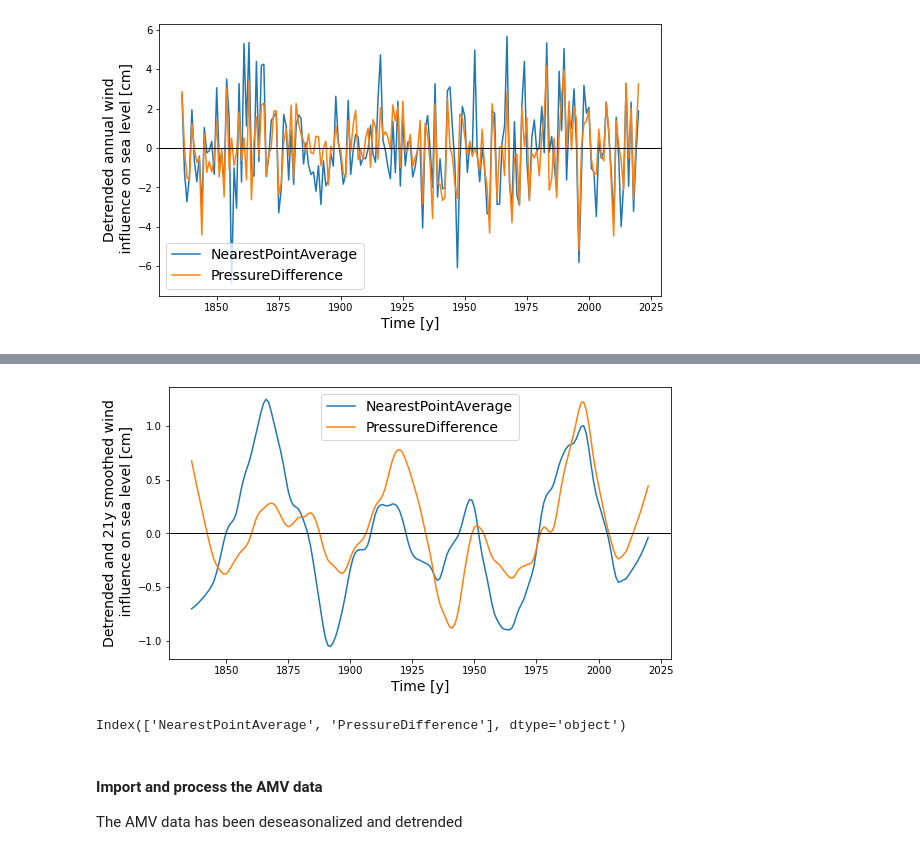
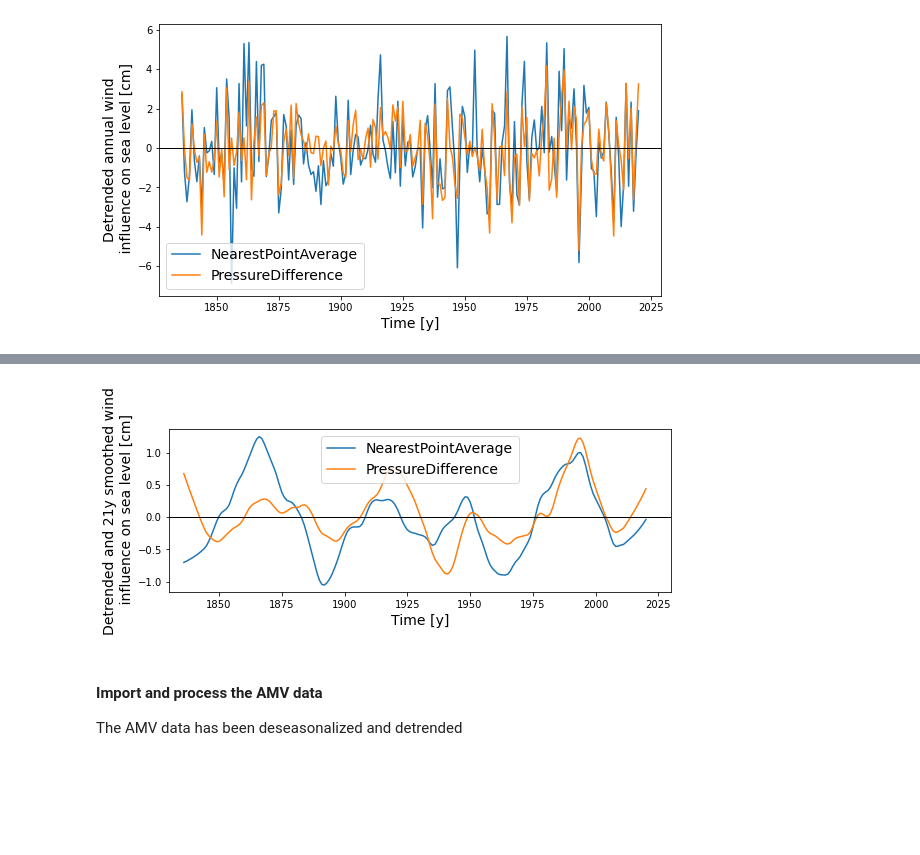
Before and after one commit to iris-keizer/Thesis-KNMI, a Jupyter notebook: AMV/notebooks/lagged_regression_new_methods.ipynb, the cells around one changed output, grey strips where cells are left out. Saved outputs shown, nothing was run; the diff lists cells and outputs as text; code cells hidden in the pictures; blank space fills up the shorter version.

```diff
--- a/AMV/notebooks/lagged_regression_new_methods.ipynb
+++ b/AMV/notebooks/lagged_regression_new_methods.ipynb
@@ -88,35 +91,34 @@ plt.axhline(color='k', linewidth = 1)
 # %%
 # Apply a LOWESS function with a 21-year smoothing window
 
 def df_smooth(df, window):
 
     lowess = sm.nonparametric.lowess
 
     df_lo = df.copy()
 
     frac = window/(df.index.size)
 
     for column in df:
         df_lo[column] = lowess(df[column].values, df.index.values, frac, return_sorted=False)
 
 
     return df_lo
 
 
 wind_data_dt_sm = df_smooth(wind_data_dt, 21)
 
-wind_data_dt_sm.plot(figsize = (9,5))
+wind_data_dt_sm.plot(figsize = (9,3))
 plt.legend(fontsize = 14)
 plt.xlabel('Time [y]', fontsize = 14)
 plt.ylabel('Detrended and 21y smoothed wind\n influence on sea level [cm]', fontsize = 14)
 plt.axhline(color='k', linewidth = 1)
-plt.savefig('/Users/iriskeizer/Documents/Wind effect/Figures/AMV/smoothed_detrended_wind', bbox_inches='tight', dpi = 500)
+plt.xlim(1830,2030)
+plt.savefig('/Users/iriskeizer/Documents/Wind effect/Figures/AMV/timeseries_wind_smoothed_detrended', bbox_inches='tight', dpi = 500)
 # %% [output]
-[figure, old version]
+[figure, new version]
 # %%
-wind_data_dt_sm.columns
+wind_data_dt_sm.to_csv('/Users/iriskeizer/Documents/Wind effect/Data/observations/AMV/amv_dt_sm_21')
-# %% [output]
-Index(['NearestPointAverage', 'PressureDifference'], dtype='object')
 # %% [markdown]
 #### Import and process the AMV data
 
```
Also changed, not shown: parts of 25 cells of this notebook, 4 other files.
